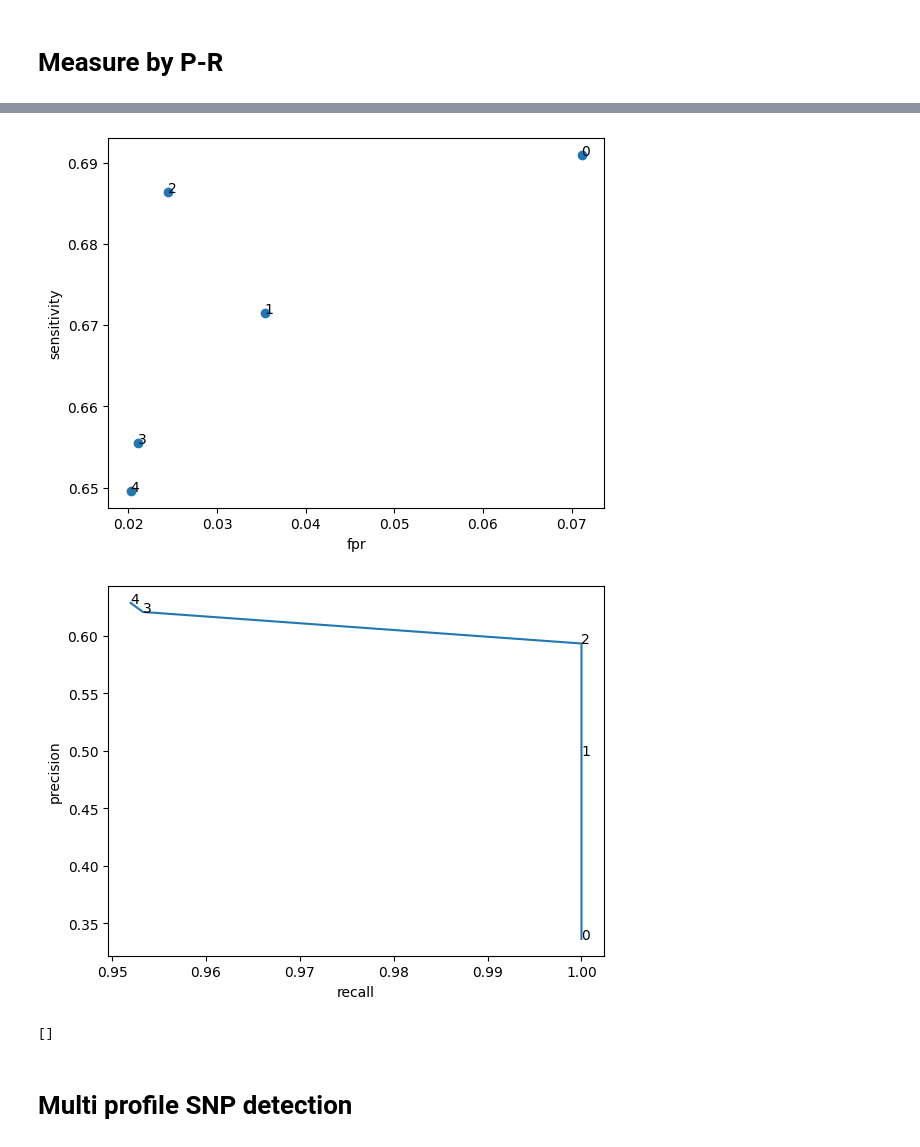
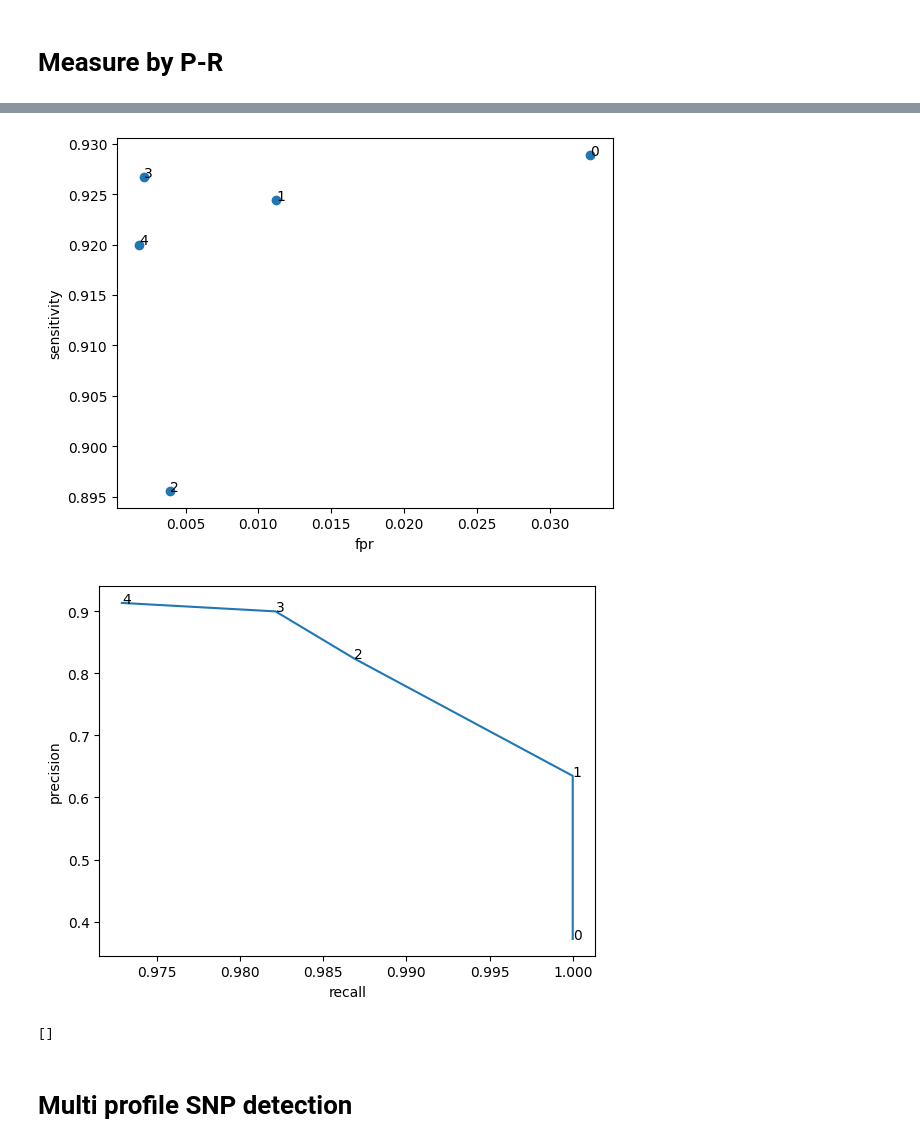
Before and after one commit to davidsmts/Overlapss, a Jupyter notebook: ECoCoTests.ipynb, the cells around one changed output, grey strips where cells are left out. Cells and saved outputs as stored; diff of their text form; code cells hidden in the pictures.

```diff
--- a/ECoCoTests.ipynb
+++ b/ECoCoTests.ipynb
@@ -322,7 +325,7 @@ longseq = seqs[0]
 
 # We now want to make multiple rounds of introducing permutations in the second strain and checking how high the irregular amplitudes are
 rounds = 50
-minCov = 10
+minCov = 15
 max_irregular_amplitudes = []
 for _ in range(rounds):
     seq_copy = longseq.copy()
@@ -331,6 +334,7 @@ for _ in range(rounds):
     # pick random positions to insert the repetitions in.
     pos1 = np.random.randint(len(R),int(len(longseq)/2))
     pos2 = np.random.randint(int(len(longseq)/2)+len(R),len(longseq)-2*len(R))
+    posis_to_compare_with = [pos1, pos1+len(R), pos2, pos2+len(R)]
 
     # insert repeats
     seq_with_reps = seq_copy[:pos1] + R + seq_copy[pos1+len(R):pos2] + R + seq_copy[pos2 + len(R):]
@@ -345,10 +349,13 @@ for _ in range(rounds):
     xpoints, ypoints, maxcounts, se, pc_diff_profile, artifact, mci = correct_diff_profile("./data/twostrains.txt", "1111110110110101110101011101011111101111", 0, data=reads)
 
     # get positions where repeats are detected
-    posis_of_interest = [i for i in range(len(ypoints)) if ypoints[i] != 0]
+    posis_of_interest = [i for i in range(len(ypoints)) if np.abs(ypoints[i]) > 0]
     if len(posis_of_interest) > 4:
         print("More spikes")
         print([i for i in range(len(ypoints)) if ypoints[i] != 0])
+        print(posis_to_compare_with)
+        plt.plot([i for i in range(len(maxcounts))], maxcounts)
+        plt.show()
         plt.plot(xpoints, ypoints)
         plt.show()
         continue
@@ -363,23 +370,24 @@ for _ in range(rounds):
         continue
 
     # Check if these positions correctly correspond to the repeat regions
-    posis_to_compare_with = [pos1, pos1+len(R), pos2, pos2+len(R)]
     all_correct = True
     differences = 0
     diff_index = 0
     for i in range(len(posis_to_compare_with)):
         anticipated_posi = posis_to_compare_with[i]
-        actual_posi = posis_of_interest[i]
-        actual_pos_range = [i for i in range(actual_posi - 4, actual_posi + 4)]
+        actual_posi = posis_of_interest[i]+1
+        actual_pos_range = [i for i in range(actual_posi - 3, actual_posi + 3)]
         if not anticipated_posi in actual_pos_range:
             all_correct = False
             differences = anticipated_posi - actual_posi
             if differences > 0:
-                posis_to_show = [seq_with_reps[i] for i in range(actual_posi - differences-2, anticipated_posi+2)]
+                posis_to_show = [seq_with_reps[i] for i in range(actual_posi - differences-3, anticipated_posi+3)]
+                print(seq_with_reps[actual_posi:actual_posi+5])
                 print(actual_posi)
                 print(posis_to_show)
             else:
                 print([seq_with_reps[i] for i in range(anticipated_posi-2, actual_posi - differences+2)])
+                print(seq_with_reps[actual_posi:actual_posi+5])
             #print([seq_with_reps[anticipated_posi+i] for i in range(-5,5)])
             #print("correct! difference is " + str(anticipated_posi - actual_posi))
         #else:
@@ -387,7 +395,10 @@ for _ in range(rounds):
     if all_correct: print("Correct!")
     else:
         print("Not correct: " + str(differences))
+        plt.plot([i for i in range(len(maxcounts))], maxcounts)
+        plt.show()
         print([i for i in range(len(ypoints)) if ypoints[i] != 0])
+        print(posis_to_compare_with)
         plt.plot(xpoints, ypoints)
         plt.show()
 
@@ -908,7 +924,8 @@ with open("data/longseq.txt") as file_in:
         seqs.append(sequence_chars)
 
 longseq = seqs[0]
-
+profile = "1111110110110101110101011101011111101111"
+f = len(profile)
 # Min coverage and ratio
 minCov = 6
 success_rate = []
@@ -921,7 +938,7 @@ ratio = 3
 for threshold in [0,1,2,3,4]:
 
     # We now want to make multiple rounds of introducing permutations in the second strain and checking how high the irregular amplitudes are
-    rounds = 25
+    rounds = 15
     SNPs = []
     success = 0
     fail = 0
@@ -938,10 +955,10 @@ for threshold in [0,1,2,3,4]:
         cov2 = cov1*ratio
 
         # Create second strain
-        mistake_no = int(0.05 * len(longseq))
+        mistake_no = int(0.02 * len(longseq))
         SNP_posis = []
         for _ in range(mistake_no):
-            index = np.random.randint(0,len(strain2)-30)
+            index = np.random.randint(f,len(strain2)-f)
             SNP_posis.append(index)
             val = strain2[index]
             possible_vals = ["c", "g", "t", "a"]
@@ -962,8 +979,8 @@ for threshold in [0,1,2,3,4]:
         allReads.insert(0, strain2)
 
         # Send it to the correction algorithm
-        xpoints, ypoints, maxcounts, se, pc_diff_profile, artifact, mci = correct_diff_profile("./data/twostrains.txt", "1111110110110101110101011101011111101111", 0, data=allReads)
-        xpoints_solid, ypoints_solid, maxcounts, se, pc_diff_profile, artifact, mci = correct_diff_profile("./data/twostrains.txt", "111111111111111111111111111111", 0, data=allReads)
+        xpoints, ypoints, maxcounts, se, pc_diff_profile, artifact, mci = correct_diff_profile("./data/twostrains.txt", profile, 0, data=allReads)
+        #xpoints_solid, ypoints_solid, maxcounts, se, pc_diff_profile, artifact, mci = correct_diff_profile("./data/twostrains.txt", "111111111111111111111111111111", 0, data=allReads)
         # Sort array s.t. we can ignore the five largest amplitudes easily in the next step
         #sorted_points = np.sort(ypoints)
         '''
@@ -974,15 +991,18 @@ for threshold in [0,1,2,3,4]:
         '''
         # Add the next largest element to the max_ampl array:
         #print(sorted_points[len(sorted_points)-4*mistake_no:])
+        ylen = len(ypoints)
+        #ypoints = np.array(ypoints[int(f/2):int(ylen-f/2)])
         ypoints = np.array(ypoints)
+
         estimated_SNP_posis = np.argwhere(ypoints > threshold)
         estimated_SNP_posis.shape = (len(estimated_SNP_posis),)
 
-        ypoints_solid = np.array(ypoints_solid)
-        estimated_SNP_posis_solid = np.argwhere(ypoints_solid > 0)
-        estimated_SNP_posis_solid.shape = (len(estimated_SNP_posis_solid),)
-
-        all_est_posis = np.concatenate((estimated_SNP_posis, estimated_SNP_posis_solid))
+        #ypoints_solid = np.array(ypoints_solid)
+        #estimated_SNP_posis_solid = np.argwhere(ypoints_solid > 0)
+        #estimated_SNP_posis_solid.shape = (len(estimated_SNP_posis_solid),)
+        all_est_posis = estimated_SNP_posis
+        #all_est_posis = np.concatenate((estimated_SNP_posis, estimated_SNP_posis_solid))
         all_est_posis = np.unique(all_est_posis)
         P, R = get_precision_recall(all_est_posis, SNP_posis)
         sens, spec, fpr = get_sens_spec(all_est_posis, SNP_posis, longseq)
@@ -1023,7 +1043,7 @@ plt.xlabel("sensitivity")
 plt.ylabel("specificity")
 for i in range(len(fprs)):
     plt.annotate(str(i), (specs[i], senss[i]))
-plt.savefig('sens_spec.png', bbox_inches='tight')
+plt.savefig('sens_spec_singlespaced.png', bbox_inches='tight')
 plt.show()
 plt.close()
 
@@ -1033,7 +1053,7 @@ plt.xlabel("fpr")
 plt.ylabel("sensitivity")
 for i in range(len(fprs)):
     plt.annotate(str(i), (fprs[i], senss[i]))
-plt.savefig('ROC.png', bbox_inches='tight')
+plt.savefig('ROC_singlespaced.png', bbox_inches='tight')
 plt.show()
 
 # Precision-Recall
@@ -1042,7 +1062,7 @@ plt.xlabel("recall")
 plt.ylabel("precision")
 for i in range(len(precisions)):
     plt.annotate(str(i), (recalls[i], precisions[i]))
-plt.savefig('P-R.png', bbox_inches='tight')
+plt.savefig('PR-singlespaced-ignoreSE.png', bbox_inches='tight')
 plt.show()
 
 print(success_rate)
@@ -1068,5 +1088,5 @@ diff = 1 of 150
-[figure, old version]
+[figure, new version]
-[figure, old version]
+[figure, new version]
 []
 # %% [markdown]
 # Multi profile SNP detection
```
Also changed, not shown: parts of 6 cells of this notebook, 9 other files.
